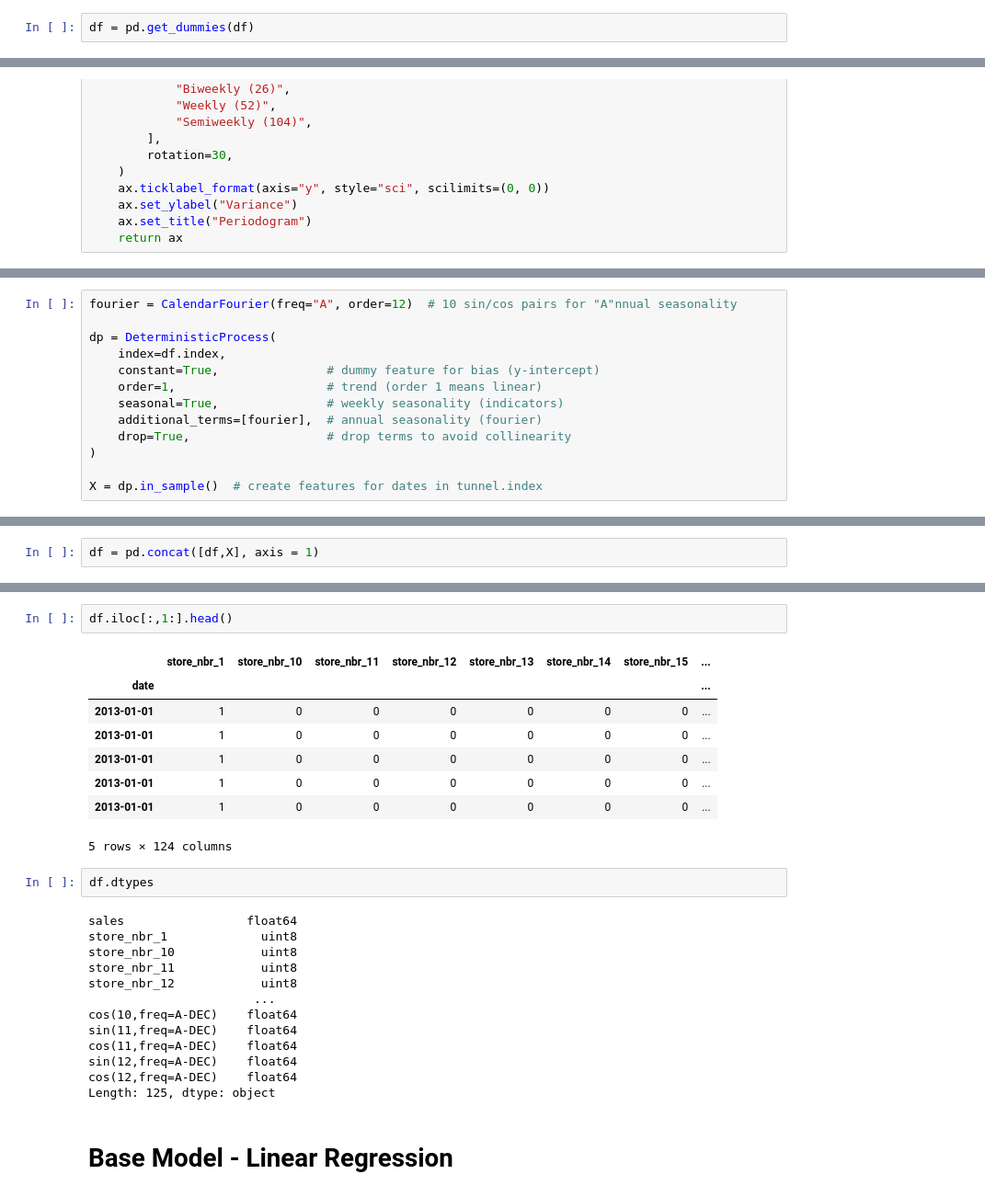
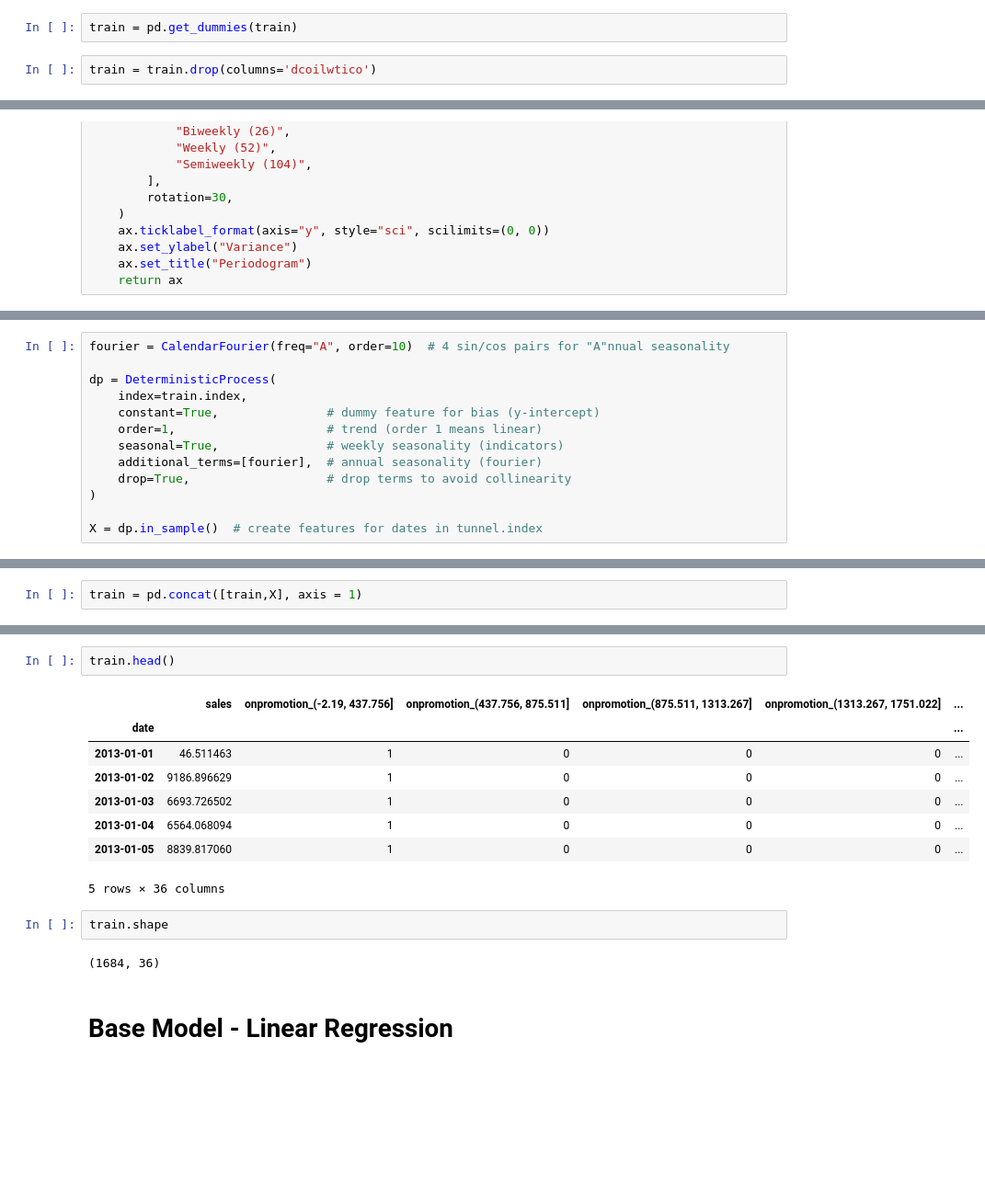
Before and after one commit to Shikunsh/time-series-forecasting, a Jupyter notebook: Store_Sales_Time_Series_Forecasting.ipynb, the cells around one changed output, grey strips where cells are left out. Shown at 92% size. Saved outputs shown, nothing was run; the diff lists cells and outputs as text; blank space fills up the shorter version.

```diff
--- a/Store_Sales_Time_Series_Forecasting.ipynb
+++ b/Store_Sales_Time_Series_Forecasting.ipynb
@@ -292,3 +352,5 @@ df['store_nbr'] = df[['store_nbr']].astype(str)
 # %%
-df = pd.get_dummies(df)
+train = pd.get_dummies(train)
+# %%
+train = train.drop(columns='dcoilwtico')
 # %%
@@ -463,8 +466,8 @@ plot_periodogram(df_temp2.sales)
 # %%
-fourier = CalendarFourier(freq="A", order=12)  # 10 sin/cos pairs for "A"nnual seasonality
+fourier = CalendarFourier(freq="A", order=10)  # 4 sin/cos pairs for "A"nnual seasonality
 
 dp = DeterministicProcess(
-    index=df.index,
+    index=train.index,
     constant=True,               # dummy feature for bias (y-intercept)
     order=1,                     # trend (order 1 means linear)
     seasonal=True,               # weekly seasonality (indicators)
@@ -495,2 +490,2 @@ df.shape
 # %%
-df = pd.concat([df,X], axis = 1)
+train = pd.concat([train,X], axis = 1)
@@ -497,29 +505,18 @@ df = pd.concat([df,X], axis = 1)
 # %%
-df.iloc[:,1:].head()
+train.head()
 # %% [output]
-|  | store_nbr_1 | store_nbr_10 | store_nbr_11 | store_nbr_12 | store_nbr_13 | store_nbr_14 | store_nbr_15 | ... |
-| date |  |  |  |  |  |  |  | ... |
-| 2013-01-01 | 1 | 0 | 0 | 0 | 0 | 0 | 0 | ... |
-| 2013-01-01 | 1 | 0 | 0 | 0 | 0 | 0 | 0 | ... |
-| 2013-01-01 | 1 | 0 | 0 | 0 | 0 | 0 | 0 | ... |
-| 2013-01-01 | 1 | 0 | 0 | 0 | 0 | 0 | 0 | ... |
-| 2013-01-01 | 1 | 0 | 0 | 0 | 0 | 0 | 0 | ... |
+|  | sales | onpromotion_(-2.19, 437.756] | onpromotion_(437.756, 875.511] | onpromotion_(875.511, 1313.267] | onpromotion_(1313.267, 1751.022] | ... |
+| date |  |  |  |  |  | ... |
+| 2013-01-01 | 46.511463 | 1 | 0 | 0 | 0 | ... |
+| 2013-01-02 | 9186.896629 | 1 | 0 | 0 | 0 | ... |
+| 2013-01-03 | 6693.726502 | 1 | 0 | 0 | 0 | ... |
+| 2013-01-04 | 6564.068094 | 1 | 0 | 0 | 0 | ... |
+| 2013-01-05 | 8839.817060 | 1 | 0 | 0 | 0 | ... |
-5 rows × 124 columns
+5 rows × 36 columns
 # %%
-df.dtypes
+train.shape
 # %% [output]
-sales                 float64
-store_nbr_1             uint8
-store_nbr_10            uint8
-store_nbr_11            uint8
-store_nbr_12            uint8
-                       ...
-cos(10,freq=A-DEC)    float64
-sin(11,freq=A-DEC)    float64
-cos(11,freq=A-DEC)    float64
-sin(12,freq=A-DEC)    float64
-cos(12,freq=A-DEC)    float64
-Length: 125, dtype: object
+(1684, 36)
 # %% [markdown]
 # Base Model - Linear Regression
 # %%
```
Also changed, not shown: parts of 100 cells of this notebook.
